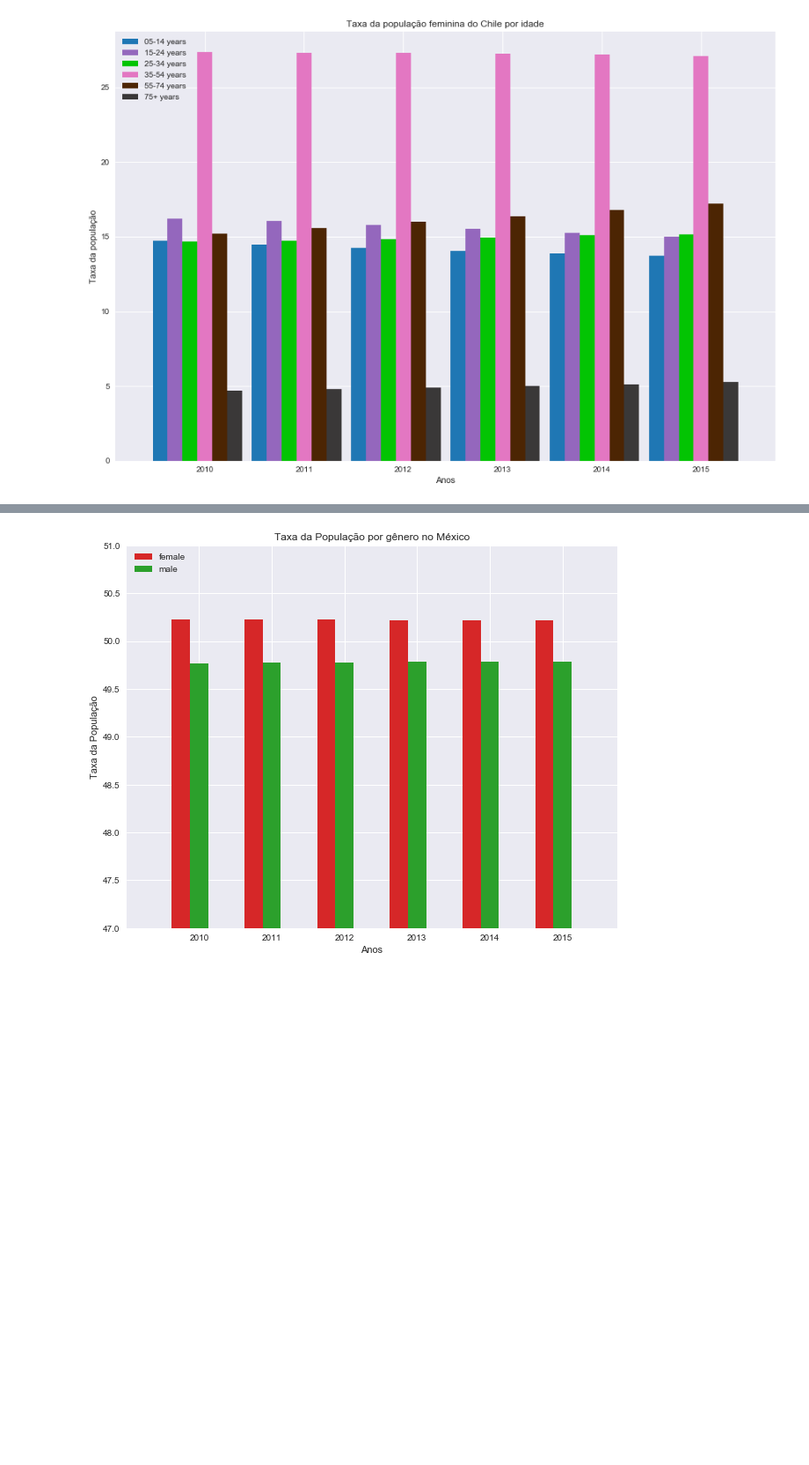
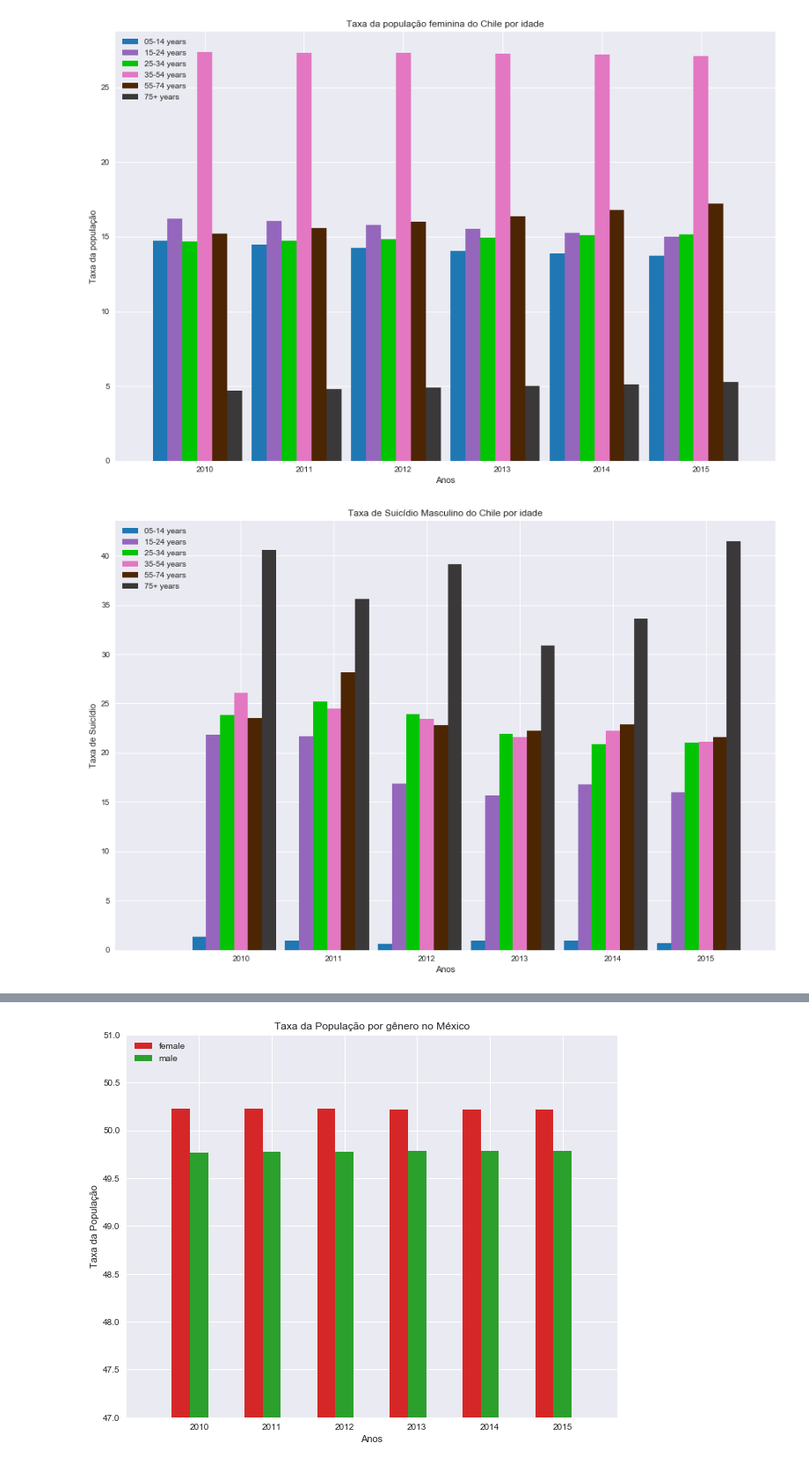
Before and after one commit to Eudess/suicide-data-science, a Jupyter notebook: Entrega 03/suicide_analytics.ipynb, the cells around one changed output, grey strips where cells are left out. Shown at 88% size. Cells and saved outputs as stored; diff of their text form; code cells hidden in the pictures; blank space fills up the shorter version.

```diff
--- a/Entrega 03/suicide_analytics.ipynb
+++ b/Entrega 03/suicide_analytics.ipynb
@@ -608,3 +616,7 @@ generate_chart_rate_population_age(chile_male, "Taxa da população", "Anos", "T
 generate_chart_rate_population_age(chile_female, "Taxa da população", "Anos", "Taxa da população feminina do Chile por idade", "totalPopulationFemale",age_colors)
 # %% [output]
 [figure]
+# %%
+generate_chart_suicide_age(chile_male, "Taxa de Suicídio", "Anos", "Taxa de Suicídio Masculino do Chile por idade", age_colors)
+# %% [output]
+[figure, added]
```
Also changed, not shown: parts of 87 cells of this notebook.
